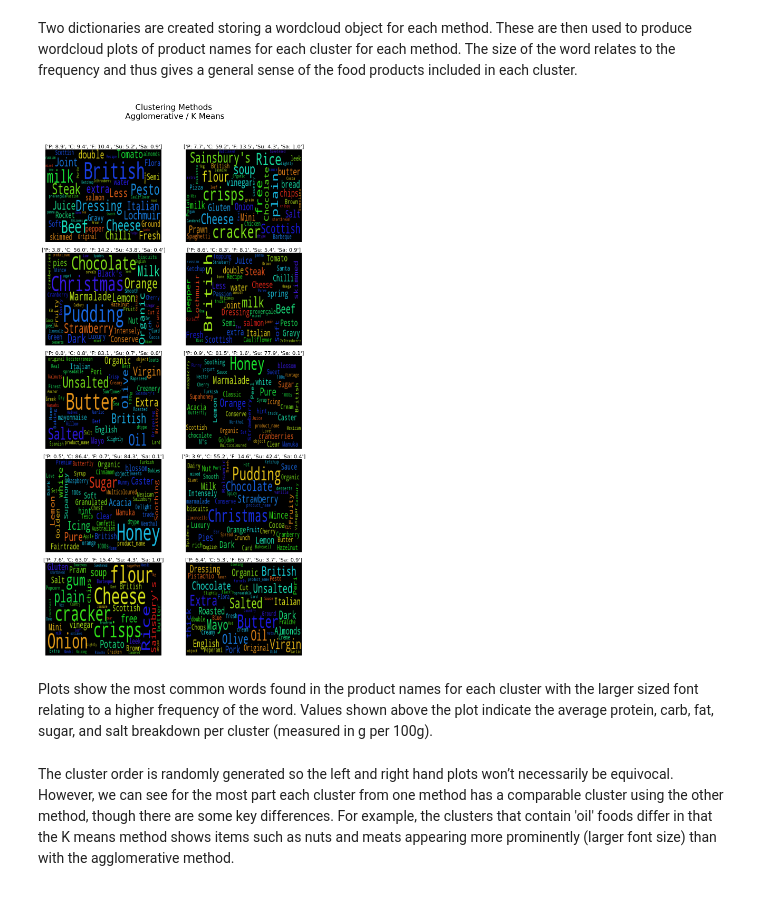
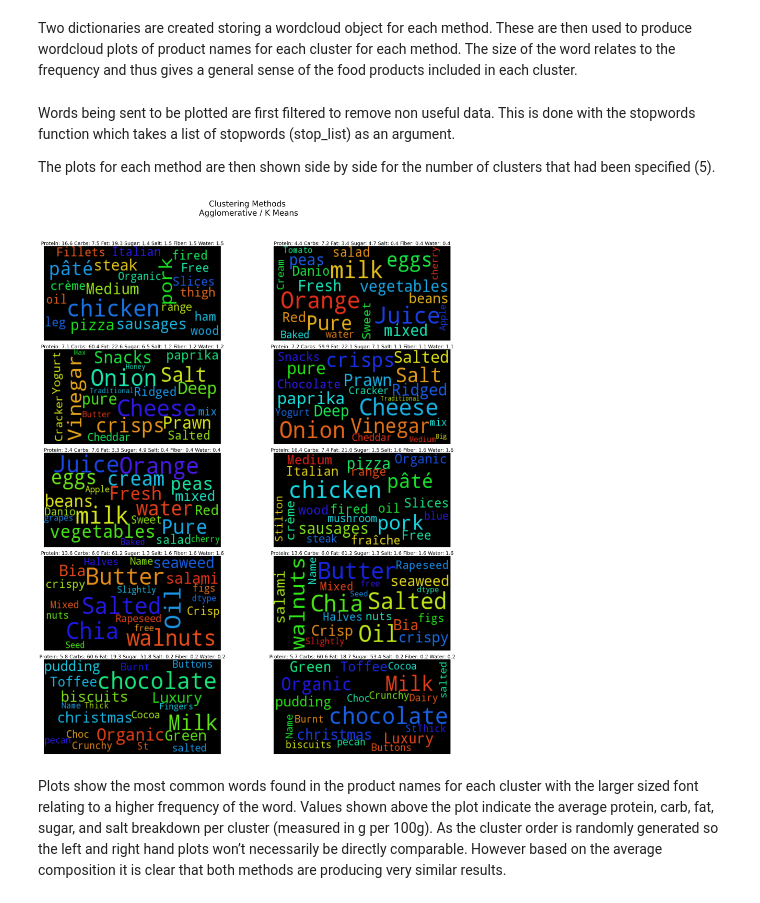
Before and after one commit to Ersy/Food-Test-Rep, a Jupyter notebook: Food Groups - v2.ipynb, the cells around one changed output. Drawn from its saved outputs; the diff is of its cells as text; code cells hidden in the pictures.

```diff
--- a/Food Groups - v2.ipynb
+++ b/Food Groups - v2.ipynb
@@ -4,7 +19,4 @@ Can we pick out 'food groups' or perhaps come up with new food groups via the us
 # %%
-import warnings
-warnings.filterwarnings('ignore')
-
 #Data Frames and data manipulation
 import pandas as pd
 import numpy as np
@@ -12,10 +24,13 @@ import numpy as np
 #Analysis and processing
 from sklearn.cluster import KMeans
 from sklearn.cluster import AgglomerativeClustering
+from sklearn.decomposition import PCA
 
 #Visualisation
+import matplotlib
 import matplotlib.pyplot as plt
-#import matplotlib.pylab as pylab
-from wordcloud import WordCloud, STOPWORDS
+matplotlib.style.use('fivethirtyeight')
+import matplotlib.gridspec as gridspec
+from wordcloud import WordCloud
 %matplotlib inline
 #pylab.rcParams['figure.figsize'] = 15, 15  #Set the size of figures in notebook
@@ -60,9 +153,14 @@ Two methods of clustering are used: agglomerative and k means.
 # %%
-agglom = AgglomerativeClustering(n_clusters=5)
+#Create an array from selected columns
+food_array = df.ix[:,5:12].values
+
+cluster_no = 5
+
+agglom = AgglomerativeClustering(n_clusters = cluster_no)
 agglom.fit(food_array)
 df["agglom_labels"] = agglom.labels_
 
-k_means = KMeans(n_clusters=5)
+k_means = KMeans(n_clusters = cluster_no, random_state = 1)
 k_means.fit(food_array)
 df["k_means_labels"] = k_means.labels_
 # %% [markdown]
@@ -89,37 +189,52 @@ for i in range(0, 5):
+# %% [markdown]
+Words being sent to be plotted are first filtered to remove non useful data. This is done with the stopwords function which takes a list of stopwords (stop_list) as an argument.
+
+The plots for each method are then shown side by side for the number of clusters that had been specified (5).
 # %%
+#Filter to remove words from wordcloud that are not useful descriptors
+stop_list = ["british", "sainsbury's", "scottish", "100g", "intensely", "original", "dtype",
+             "product_name", "name", "object", "babies", "black's"]
+
+def stopwords(stop_list, string):
+    split_string = string.split()
+    result_list = [word for word in split_string if word.lower() not in stop_list]
+    result = ' '.join(result_list)
+    return result
+
+
+#Set word count for wordcloud plots
+word_count = 20
+
+#Make wordclouds for each clustering method based on a string of all product names that have the same cluster label
 agglom_clusters = {}
-for i in range(0, 5):
+for i in range(0, cluster_no):
     agglom_clusters["agglom{0}".format(i)] = \
-    WordCloud(max_font_size=50, relative_scaling = 0.5, max_words=50).generate(str(df.product_name[df.agglom_labels == i]))
+    WordCloud(max_font_size=50, relative_scaling = 0.5, max_words = word_count) \
+    .generate(stopwords(stop_list, str(df.product_name[df.agglom_labels == i])))
 
 k_means_clusters = {}
-for i in range(0, 5):
+for i in range(0, cluster_no):
     k_means_clusters["k_means{0}".format(i)] = \
-    WordCloud(max_font_size=40, relative_scaling = 0.5, max_words=50).generate(str(df.product_name[df.k_means_labels == i]))
+    WordCloud(max_font_size=50, relative_scaling = 0.5, max_words= word_count) \
+    .generate(stopwords(stop_list, str(df.product_name[df.k_means_labels == i])))
 
 
-#plotting
-f, axarr = plt.subplots(nrows = 5, ncols = 2,  figsize = (15,30))
-f.suptitle("Clustering Methods \n Agglomerative / K Means", fontsize = 30)
+#Plot wordclouds for each cluster from each method
+f, axarr = plt.subplots(nrows = cluster_no, ncols = 2,  figsize = (cluster_no*6,cluster_no*8))
+f.suptitle("Clustering Methods \n Agglomerative / K Means", fontsize = 40)
 
-axarr[0,0].set_title("Agglomerative", fontsize = 20)
-axarr[0,1].set_title("K Means", fontsize = 20)
-
-for i in range(0, 5):
+for i in range(0, cluster_no):
     axarr[i, 0].imshow(agglom_clusters["agglom"+str(i)], aspect = "auto", interpolation=None)
     axarr[i, 0].axis("off")
-    axarr[i, 0].set_title(agglom_averages["agglom"+str(i)],fontsize = 20)
+    axarr[i, 0].set_title(" ".join(agglom_averages["agglom"+str(i)]),fontsize = 25)
 
     axarr[i, 1].imshow(k_means_clusters["k_means"+str(i)], aspect = "auto", interpolation=None)
     axarr[i, 1].axis("off")
-    axarr[i, 1].set_title(k_means_averages["k_means"+str(i)],fontsize = 20)
+    axarr[i, 1].set_title(" ".join(k_means_averages["k_means"+str(i)]),fontsize = 25)
 
 plt.tight_layout()
-plt.subplots_adjust(top=0.90)
+plt.subplots_adjust(top=0.90, wspace = 0.3)
 # %% [output]
-[figure, old version]
+[figure, new version]
 # %% [markdown]
-Plots show the most common words found in the product names for each cluster with the larger sized font relating to a higher frequency of the word. Values shown above the plot indicate the average protein, carb, fat, sugar, and salt breakdown per cluster (measured in g per 100g).
+Plots show the most common words found in the product names for each cluster with the larger sized font relating to a higher frequency of the word. Values shown above the plot indicate the average protein, carb, fat, sugar, and salt breakdown per cluster (measured in g per 100g). As the cluster order is randomly generated so the left and right hand plots won’t necessarily be directly comparable. However based on the average composition it is clear that both methods are producing very similar results.
-# %% [markdown]
-The cluster order is randomly generated so the left and right hand plots won’t necessarily be equivocal. However, we can see for the most part each cluster from one method has a comparable cluster using the other method, though there are some key differences.
-For example, the clusters that contain 'oil' foods differ in that the K means method shows items such as nuts and meats appearing more prominently (larger font size) than with the agglomerative method.
```
Also changed, not shown: parts of 16 cells of this notebook.
